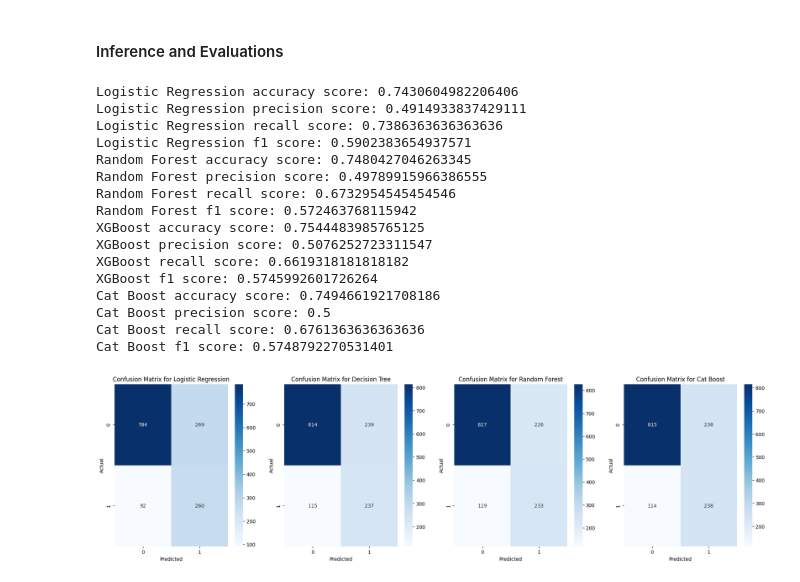
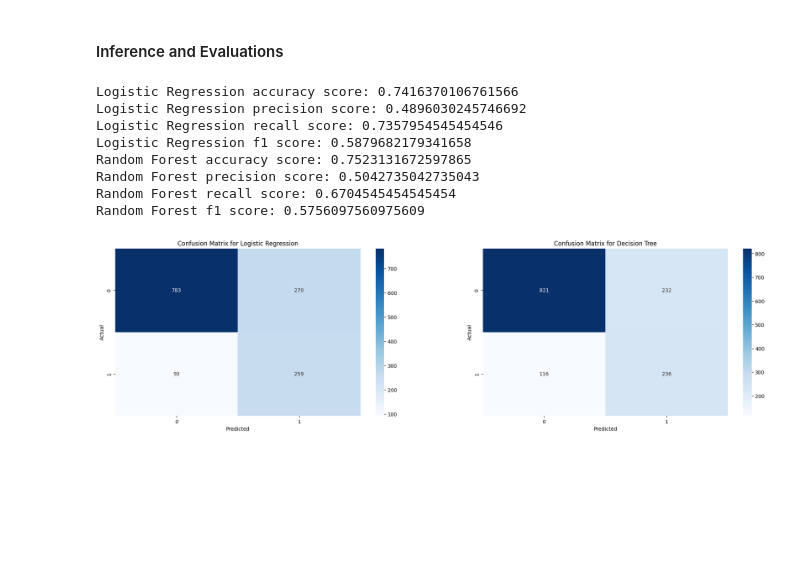
Before and after one commit to kanishkapg/Telco-Churn-Prediction, a Jupyter notebook: test_training.ipynb, the cells around one changed output. Saved outputs shown, nothing was run; the diff lists cells and outputs as text; code cells hidden in the pictures; blank space fills up the shorter version.

```diff
--- a/test_training.ipynb
+++ b/test_training.ipynb
@@ -111,9 +111,9 @@ param_grids = {
 # %%
 models = {
     'Logistic Regression': LogisticRegression(),
-    'Random Forest': RandomForestClassifier(),
-    'XGBoost': XGBClassifier(),
-    'Cat Boost' : CatBoostClassifier()
+    'Random Forest': RandomForestClassifier()#,
+    #'XGBoost': XGBClassifier(),
+    #'Cat Boost' : CatBoostClassifier()
 }
 # %%
 cv = StratifiedKFold(n_splits=6, shuffle=True, random_state=42)
@@ -191,50 +176,42 @@ for model_name, model in grid_search_results.items():
     print(f"{model_name} recall score: {recall_score(y_test, y_hat_test[model_name])}")
     print(f"{model_name} f1 score: {f1_score(y_test, y_hat_test[model_name])}")
 # %% [output]
-Logistic Regression accuracy score: 0.7430604982206406
-Logistic Regression precision score: 0.4914933837429111
-Logistic Regression recall score: 0.7386363636363636
-Logistic Regression f1 score: 0.5902383654937571
-Random Forest accuracy score: 0.7480427046263345
-Random Forest precision score: 0.49789915966386555
-Random Forest recall score: 0.6732954545454546
-Random Forest f1 score: 0.572463768115942
-XGBoost accuracy score: 0.7544483985765125
-XGBoost precision score: 0.5076252723311547
-XGBoost recall score: 0.6619318181818182
-XGBoost f1 score: 0.5745992601726264
-Cat Boost accuracy score: 0.7494661921708186
-Cat Boost precision score: 0.5
-Cat Boost recall score: 0.6761363636363636
-Cat Boost f1 score: 0.5748792270531401
+Logistic Regression accuracy score: 0.7416370106761566
+Logistic Regression precision score: 0.4896030245746692
+Logistic Regression recall score: 0.7357954545454546
+Logistic Regression f1 score: 0.5879682179341658
+Random Forest accuracy score: 0.7523131672597865
+Random Forest precision score: 0.5042735042735043
+Random Forest recall score: 0.6704545454545454
+Random Forest f1 score: 0.5756097560975609
 # %%
 cm1 = confusion_matrix(y_test, y_hat_test['Logistic Regression'])
 cm2 = confusion_matrix(y_test, y_hat_test['Random Forest'])
-cm3 = confusion_matrix(y_test, y_hat_test['XGBoost'])
-cm4 = confusion_matrix(y_test, y_hat_test['Cat Boost'])
+# cm3 = confusion_matrix(y_test, y_hat_test['XGBoost'])
+# cm4 = confusion_matrix(y_test, y_hat_test['Cat Boost'])
 
-fig, (ax1, ax2, ax3, ax4) = plt.subplots(1, 4, figsize=(24, 6))
+fig, (ax1, ax2) = plt.subplots(1, 2, figsize=(24, 6))
 
 sns.heatmap(cm1, annot=True, fmt='d', cmap='Blues', ax=ax1)
 ax1.set_title('Confusion Matrix for Logistic Regression')
 ax1.set_xlabel('Predicted')
 ax1.set_ylabel('Actual')
 
 sns.heatmap(cm2, annot=True, fmt='d', cmap='Blues', ax=ax2)
 ax2.set_title('Confusion Matrix for Decision Tree')
 ax2.set_xlabel('Predicted')
 ax2.set_ylabel('Actual')
 
-sns.heatmap(cm3, annot=True, fmt='d', cmap='Blues', ax=ax3)
-ax3.set_title('Confusion Matrix for Random Forest')
-ax3.set_xlabel('Predicted')
-ax3.set_ylabel('Actual')
+# sns.heatmap(cm3, annot=True, fmt='d', cmap='Blues', ax=ax3)
+# ax3.set_title('Confusion Matrix for Random Forest')
+# ax3.set_xlabel('Predicted')
+# ax3.set_ylabel('Actual')
 
-sns.heatmap(cm4, annot=True, fmt='d', cmap='Blues', ax=ax4)
-ax4.set_title('Confusion Matrix for Cat Boost')
-ax4.set_xlabel('Predicted')
-ax4.set_ylabel('Actual')
+# sns.heatmap(cm4, annot=True, fmt='d', cmap='Blues', ax=ax4)
+# ax4.set_title('Confusion Matrix for Cat Boost')
+# ax4.set_xlabel('Predicted')
+# ax4.set_ylabel('Actual')
 
 plt.show()
 # %% [output]
-[figure, old version]
+[figure, new version]
```
Also changed, not shown: parts of 4 cells of this notebook, 22 other files.
